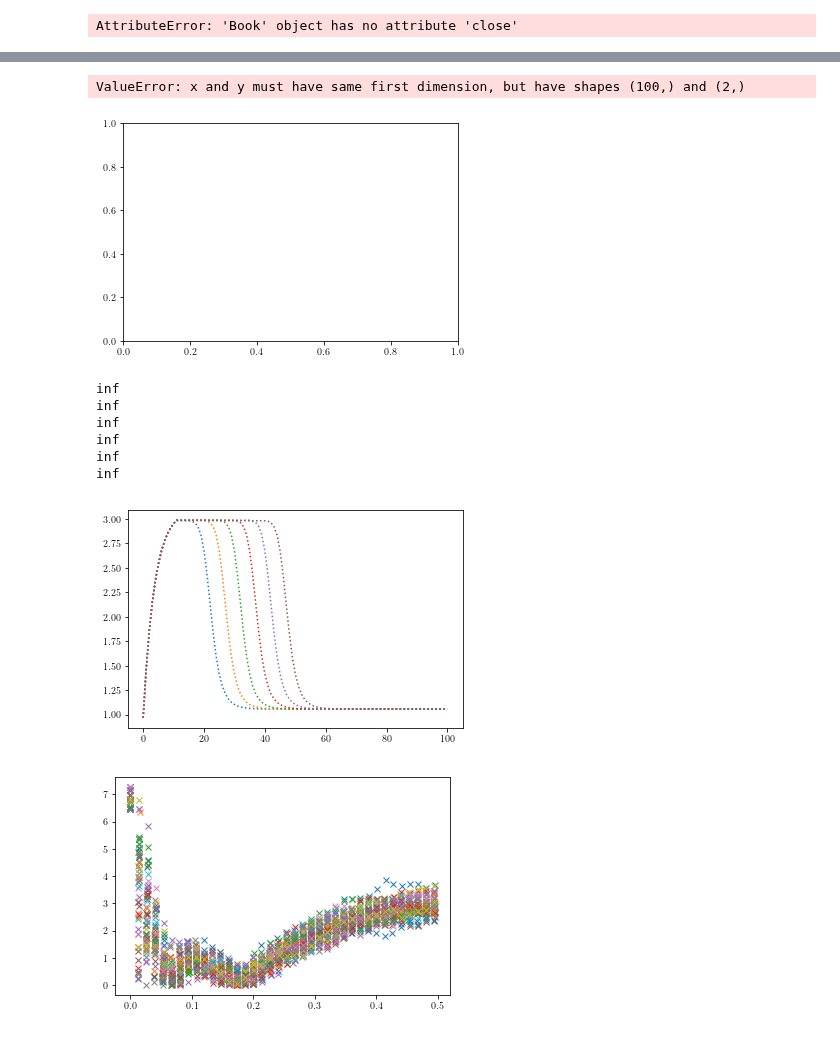
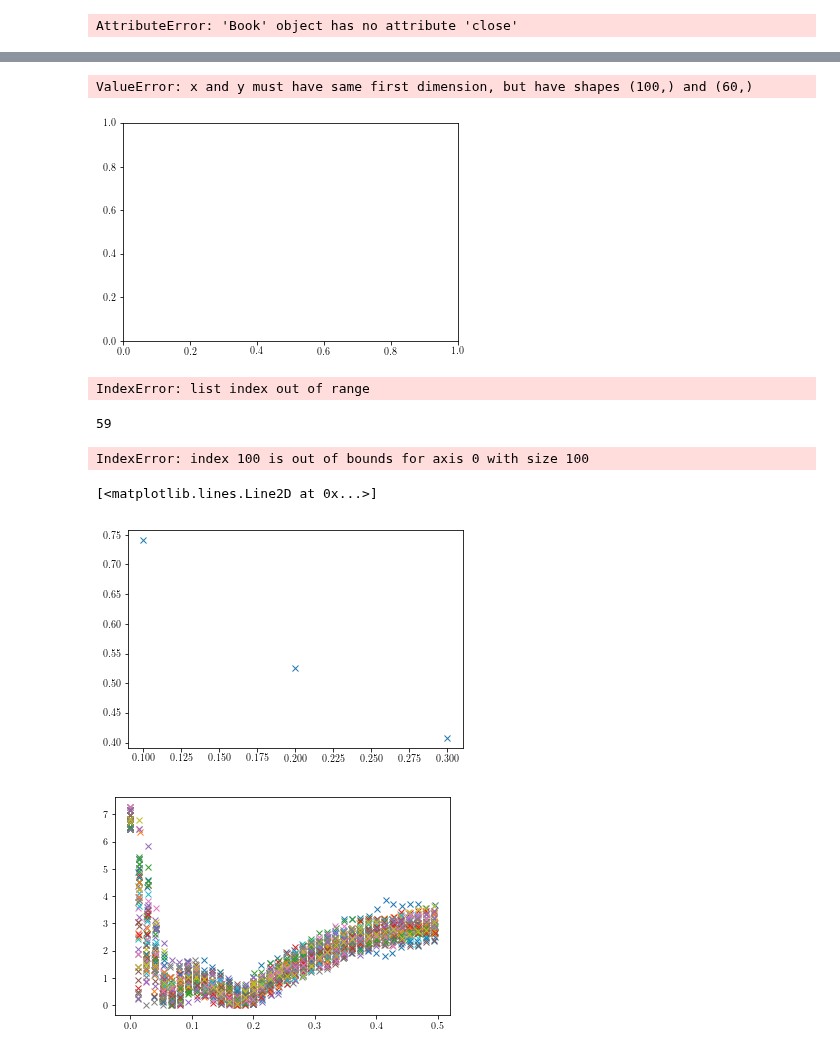
Before and after one commit to gfidelisp/Jupyter, a Jupyter notebook: Codemig/Hydraulics/Hydraulics.ipynb, the cells around one changed output, grey strips where cells are left out. Cells and saved outputs as stored; diff of their text form; code cells hidden in the pictures.

```diff
--- a/Codemig/Hydraulics/Hydraulics.ipynb
+++ b/Codemig/Hydraulics/Hydraulics.ipynb
@@ -221,24 +248,39 @@ Pres[i+1]<Pres[i],Pres[i] > 1.05
 # %%
 t = np.arange(0,2,2/100)
 # %%
-plt.plot(t,Pres)
+plt.plot(t,A)
 # %% [output]
-ValueError: x and y must have same first dimension, but have shapes (100,) and (2,)
+ValueError: x and y must have same first dimension, but have shapes (100,) and (60,)
 [figure]
+# %%
+j=0
+while A[j+1]-A[j]>0.1 or A[j]>1.1:
+    j=j+1
+    #print(j)
+# %% [output]
+IndexError: list index out of range
+# %%
+j
+# %% [output]
+59
 # %%
-DC = np.arange(0.12,0.40,0.05)
+f = []
+DC = np.arange(0.05,0.45,0.1)
 for i in range(len(DC)):
     [A,B] = Perfil(0.5,DC[i])
-    print(1/(2*B))
-    plt.plot(A,':')
+    print(B,1/(B/0.4))
+    f.append(1/(B/0.4))
+    plt.plot(A,'--',label = 'FE = ' + str(np.round(DC[i],2)))
+plt.grid()
+plt.legend()
+#plt.ylim(1,1.2)
 # %% [output]
-inf
-inf
-inf
-inf
-inf
-inf
+IndexError: index 100 is out of bounds for axis 0 with size 100
-[figure, removed]
+# %%
+plt.plot(DC,f,'x')
+# %% [output]
+[<matplotlib.lines.Line2D at 0x...>]
+[figure, added]
 # %%
 erro = np.zeros([len(A),len(Pressure_op[i][0])])
 erro_cl = np.zeros([len(A),len(Pressure_cl[i][0])])
```
Also changed, not shown: parts of 15 cells of this notebook, 4 other files.
